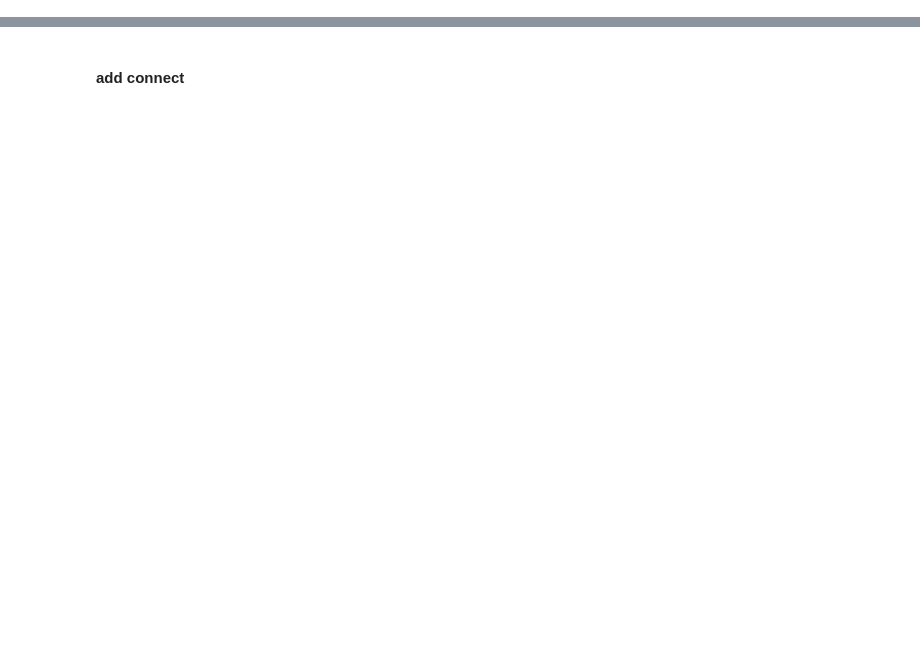
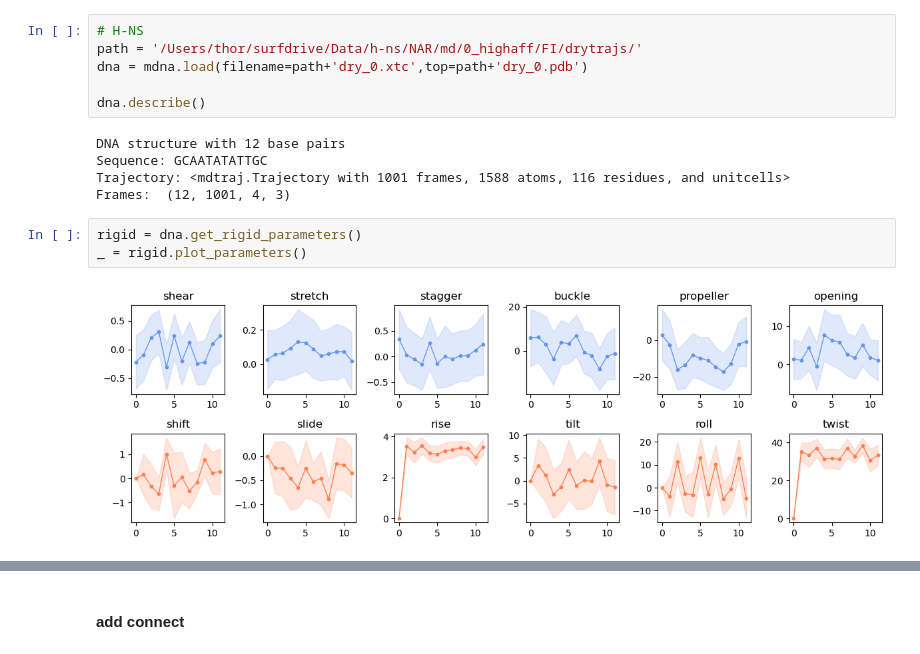
Before and after one commit to Heezch/mdna, a Jupyter notebook: studies/_orchestrate/demo.ipynb, the cells around one changed output, grey strips where cells are left out. Drawn from its saved outputs; the diff is of its cells as text; blank space fills up the shorter version.

```diff
--- a/studies/_orchestrate/demo.ipynb
+++ b/studies/_orchestrate/demo.ipynb
@@ -16,0 +33,16 @@ The autoreload extension is already loaded. To reload it, use:
+# %%
+# H-NS
+path = '/Users/thor/surfdrive/Data/h-ns/NAR/md/0_highaff/FI/drytrajs/'
+dna = mdna.load(filename=path+'dry_0.xtc',top=path+'dry_0.pdb')
+
+dna.describe()
+# %% [output]
+DNA structure with 12 base pairs
+Sequence: GCAATATATTGC
+Trajectory: <mdtraj.Trajectory with 1001 frames, 1588 atoms, 116 residues, and unitcells>
+Frames:  (12, 1001, 4, 3)
+# %%
+rigid = dna.get_rigid_parameters()
+_ = rigid.plot_parameters()
+# %% [output]
+[figure, added]
```
Also changed, not shown: parts of 92 cells of this notebook, 18 other files.
